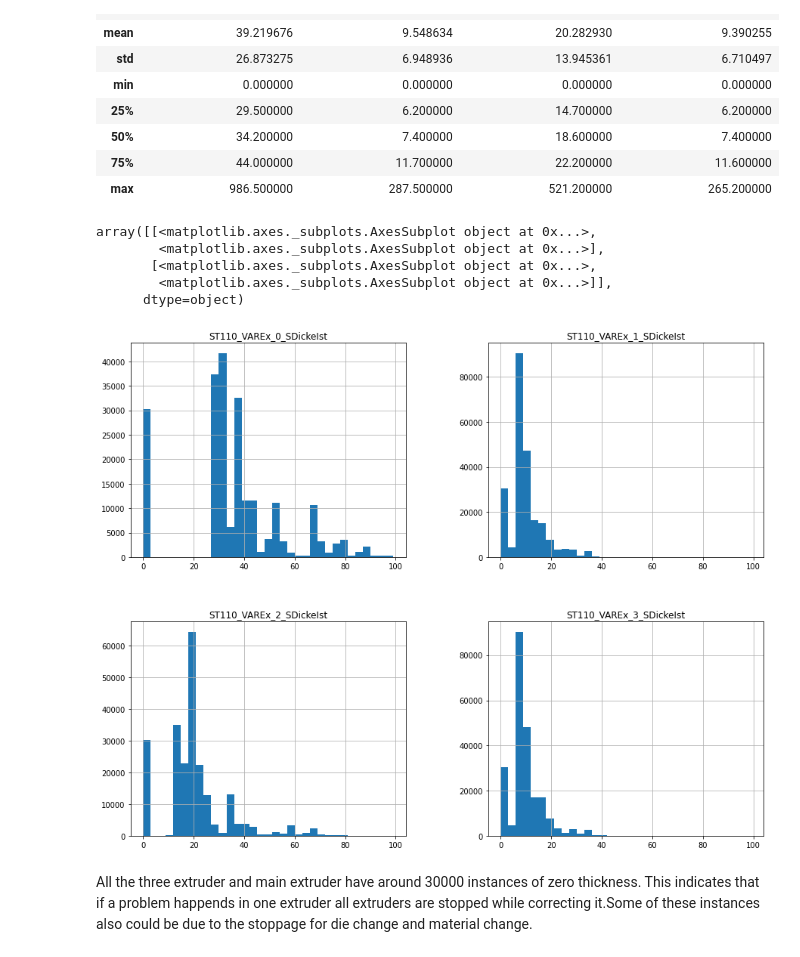
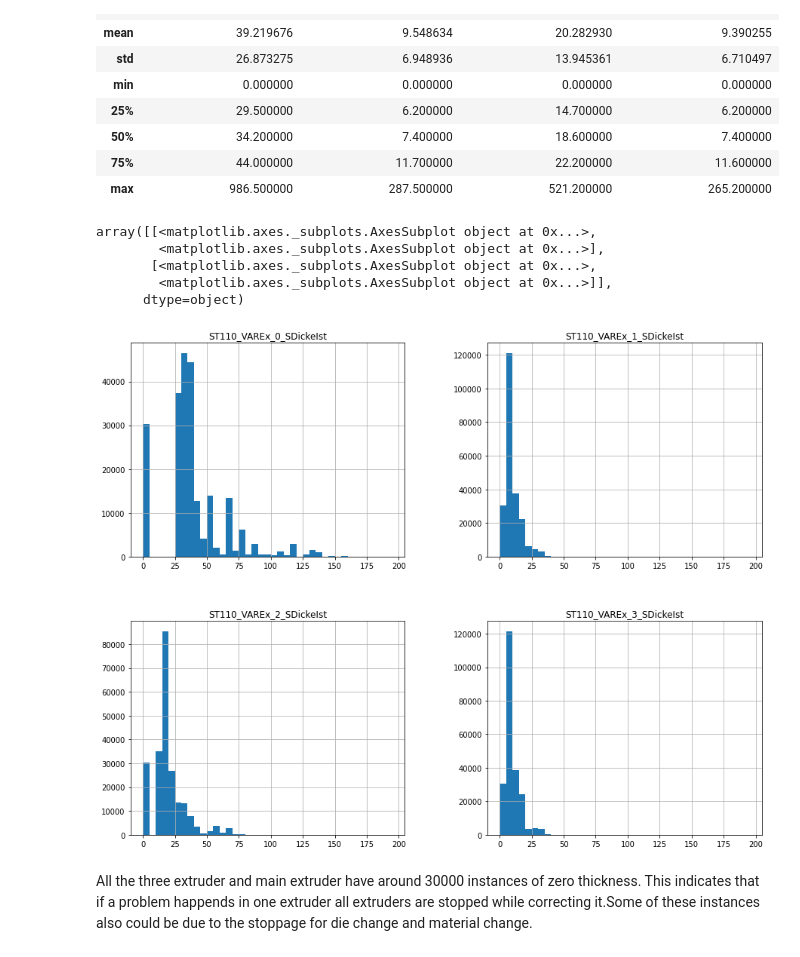
Before and after one commit to sanalps/Plastic_Extruder_Failure_Analysis, a Jupyter notebook: Extruder_a2_EDA.ipynb, the cells around one changed output. Saved outputs shown, nothing was run; the diff lists cells and outputs as text; code cells hidden in the pictures.

```diff
--- a/Extruder_a2_EDA.ipynb
+++ b/Extruder_a2_EDA.ipynb
@@ -24,3 +64,6 @@ df
 | 226534 | 25.06.2019 6:42 | 0.0 | 2.0 | 165.0 | 1.0 | ... |
 | 226535 | 25.06.2019 6:44 | 0.0 | 2.0 | 165.0 | 1.0 | ... |
 226536 rows × 470 columns
+# %%
+df['date'] = pd.to_datetime(df['Datum'], format="%d.%m.%Y %H:%M")
+df
@@ -106,15 +163,15 @@ df2.describe()
 | max | 986.500000 | 287.500000 | 521.200000 | 265.200000 |
 # %%
 # plot histogram of thickness
-import matplotlib.pyplot as plt
+
 plt.rcParams['figure.figsize'] = [15, 12]
-df.hist(column=["ST110_VAREx_0_SDickeIst", "ST110_VAREx_1_SDickeIst", "ST110_VAREx_2_SDickeIst", "ST110_VAREx_3_SDickeIst"], bins=range(0, 100,3))
+df.hist(column=["ST110_VAREx_0_SDickeIst", "ST110_VAREx_1_SDickeIst", "ST110_VAREx_2_SDickeIst", "ST110_VAREx_3_SDickeIst"], bins=range(0, 200,5))
 # %% [output]
 array([[<matplotlib.axes._subplots.AxesSubplot object at 0x...>,
         <matplotlib.axes._subplots.AxesSubplot object at 0x...>],
        [<matplotlib.axes._subplots.AxesSubplot object at 0x...>,
         <matplotlib.axes._subplots.AxesSubplot object at 0x...>]],
       dtype=object)
-[figure, old version]
+[figure, new version]
 # %% [markdown]
 All the three extruder and main extruder have around 30000 instances of zero thickness. This indicates that if a problem happends in one extruder all extruders are stopped while correcting it.Some of these instances also could be due to the stoppage for die change and material change.
```
Also changed, not shown: parts of 72 cells of this notebook.
